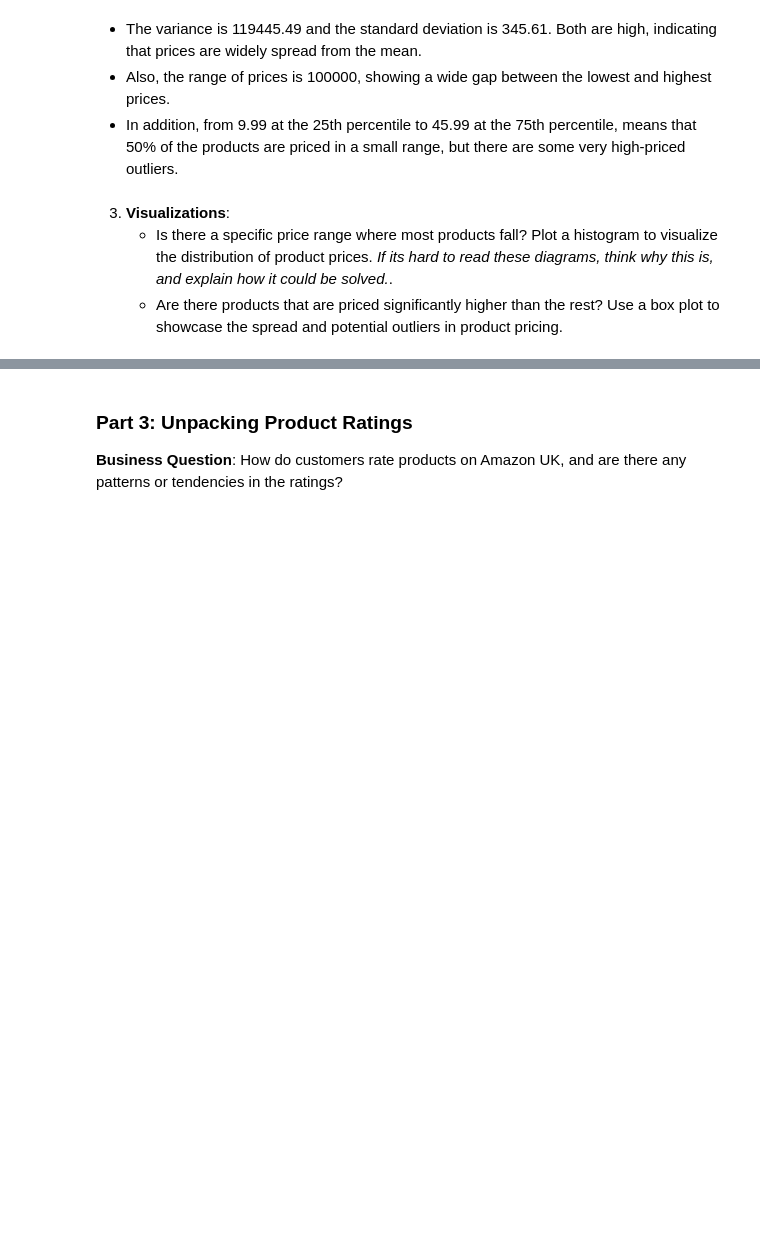
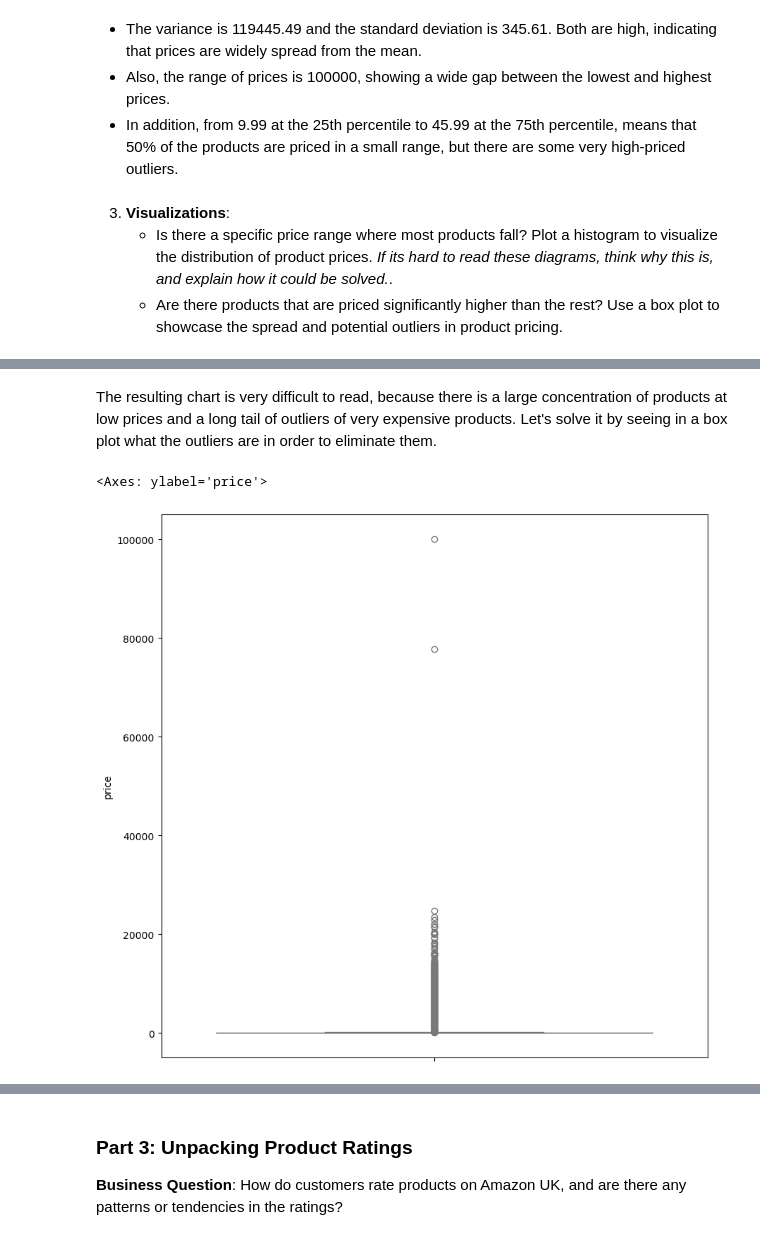
Before and after one commit to almudenaolg/lab-eda-univariate, a Jupyter notebook: eda_univariate.ipynb, the cells around one changed output, grey strips where cells are left out. Saved outputs shown, nothing was run; the diff lists cells and outputs as text; code cells hidden in the pictures; blank space fills up the shorter version.

```diff
--- a/eda_univariate.ipynb
+++ b/eda_univariate.ipynb
@@ -148,0 +157,10 @@ variance_price, std_dev_price, range_price, quantiles_price
+# %% [markdown]
+The resulting chart is very difficult to read, because there is a large concentration of products at low prices and a long tail of outliers of very expensive products.
+Let's solve it by seeing in a box plot what the outliers are in order to eliminate them.
+# %%
+plt.figure(figsize=(10, 10))
+
+sns.boxplot(data = df['price'], color="lightblue")
+# %% [output]
+<Axes: ylabel='price'>
+[figure, added]
```
Also changed, not shown: parts of 14 cells of this notebook.
